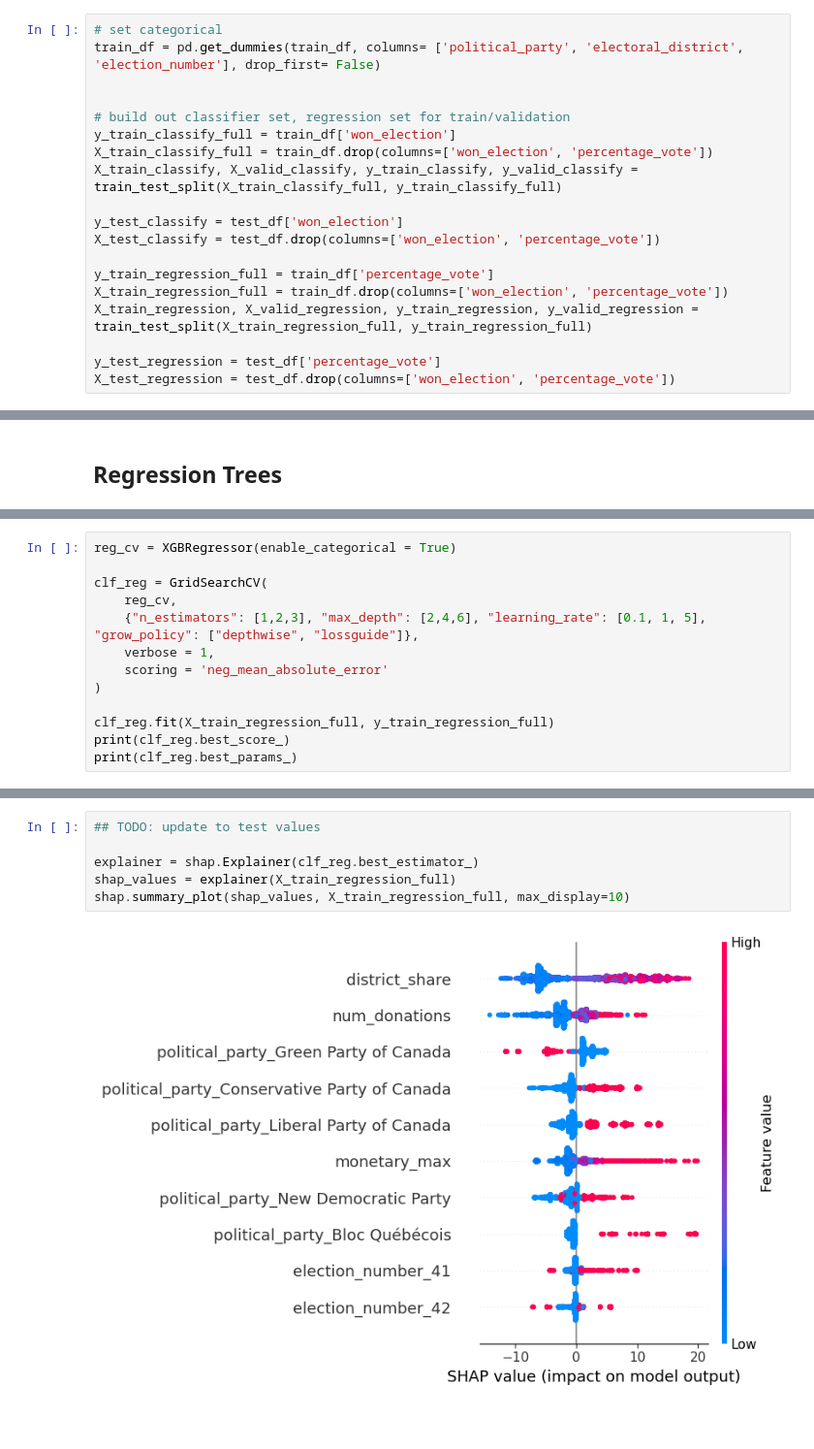
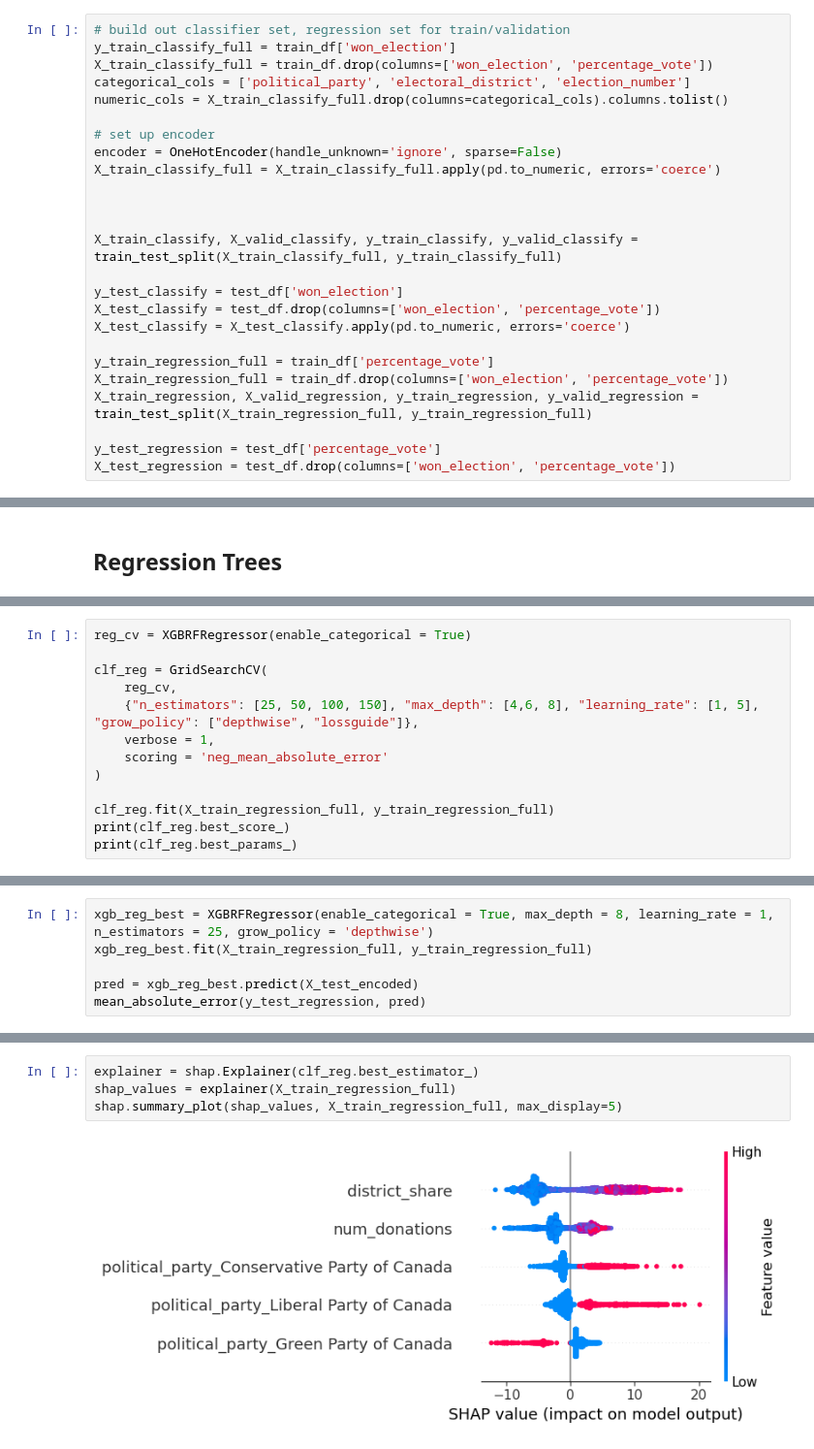
Before and after one commit to cjyu98/elections_contributions, a Jupyter notebook: eda_modeling.ipynb, the cells around one changed output, grey strips where cells are left out. Shown: that part at 97% size. Drawn from its saved outputs; the diff is of its cells as text; blank space fills up the shorter version.

```diff
--- a/eda_modeling.ipynb
+++ b/eda_modeling.ipynb
@@ -233,17 +230,23 @@ sns.heatmap(corr_vals)
 <Axes: >
 [figure]
 # %%
-# set categorical
-train_df = pd.get_dummies(train_df, columns= ['political_party', 'electoral_district', 'election_number'], drop_first= False)
-
-
 # build out classifier set, regression set for train/validation
 y_train_classify_full = train_df['won_election']
 X_train_classify_full = train_df.drop(columns=['won_election', 'percentage_vote'])
+categorical_cols = ['political_party', 'electoral_district', 'election_number']
+numeric_cols = X_train_classify_full.drop(columns=categorical_cols).columns.tolist()
+
+# set up encoder
+encoder = OneHotEncoder(handle_unknown='ignore', sparse=False)
+X_train_classify_full = X_train_classify_full.apply(pd.to_numeric, errors='coerce')
+
+
+
 X_train_classify, X_valid_classify, y_train_classify, y_valid_classify = train_test_split(X_train_classify_full, y_train_classify_full)
 
 y_test_classify = test_df['won_election']
 X_test_classify = test_df.drop(columns=['won_election', 'percentage_vote'])
+X_test_classify = X_test_classify.apply(pd.to_numeric, errors='coerce')
 
 y_train_regression_full = train_df['percentage_vote']
 X_train_regression_full = train_df.drop(columns=['won_election', 'percentage_vote'])
@@ -388,9 +400,9 @@ mean_absolute_error(y_valid_regression, pred)
 # %%
-reg_cv = XGBRegressor(enable_categorical = True)
+reg_cv = XGBRFRegressor(enable_categorical = True)
 
 clf_reg = GridSearchCV(
     reg_cv,
-    {"n_estimators": [1,2,3], "max_depth": [2,4,6], "learning_rate": [0.1, 1, 5], "grow_policy": ["depthwise", "lossguide"]},
+    {"n_estimators": [25, 50, 100, 150], "max_depth": [4,6, 8], "learning_rate": [1, 5], "grow_policy": ["depthwise", "lossguide"]},
     verbose = 1,
     scoring = 'neg_mean_absolute_error'
 )
@@ -404,0 +417,6 @@ Fitting 5 folds for each of 54 candidates, totalling 270 fits
+# %%
+xgb_reg_best = XGBRFRegressor(enable_categorical = True, max_depth = 8, learning_rate = 1, n_estimators = 25, grow_policy = 'depthwise')
+xgb_reg_best.fit(X_train_regression_full, y_train_regression_full)
+
+pred = xgb_reg_best.predict(X_test_encoded)
+mean_absolute_error(y_test_regression, pred)
@@ -422,8 +436,6 @@ plot_tree(clf_reg.best_estimator_, tree_idx=0)
 # %%
-## TODO: update to test values
-
 explainer = shap.Explainer(clf_reg.best_estimator_)
 shap_values = explainer(X_train_regression_full)
-shap.summary_plot(shap_values, X_train_regression_full, max_display=10)
+shap.summary_plot(shap_values, X_train_regression_full, max_display=5)
 # %% [output]
-[figure, old version]
+[figure, new version]
```
Also changed, not shown: parts of 19 cells of this notebook, 9 other files.
